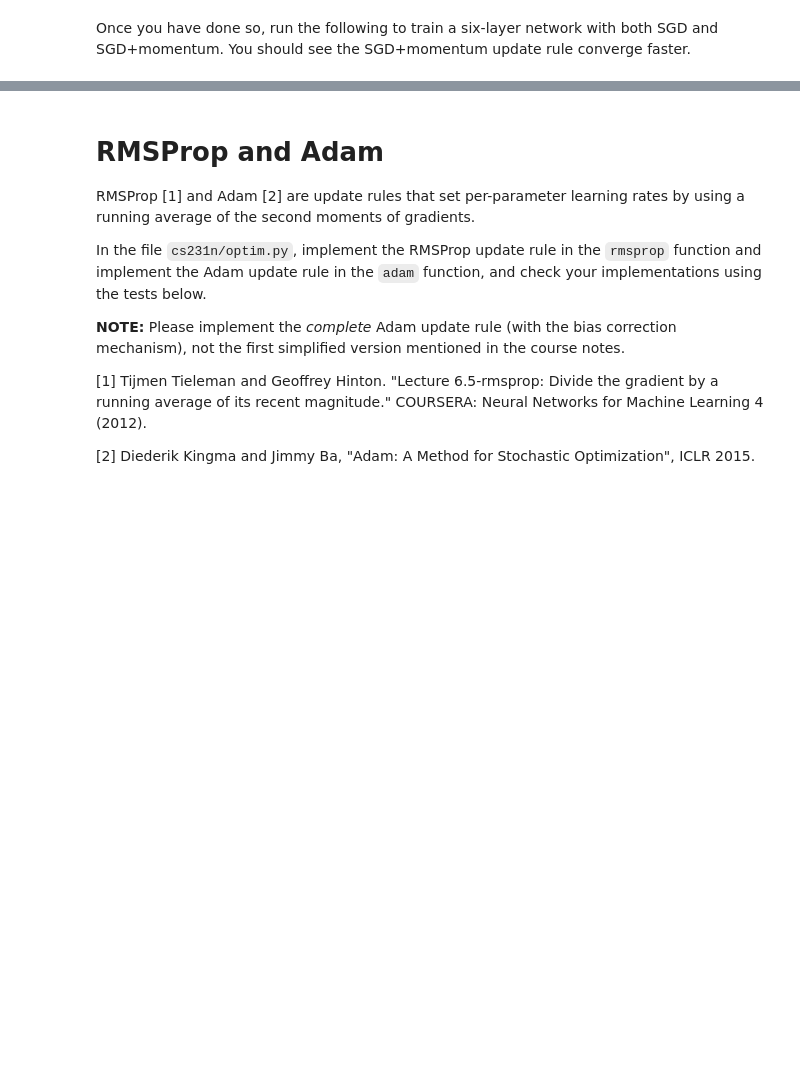
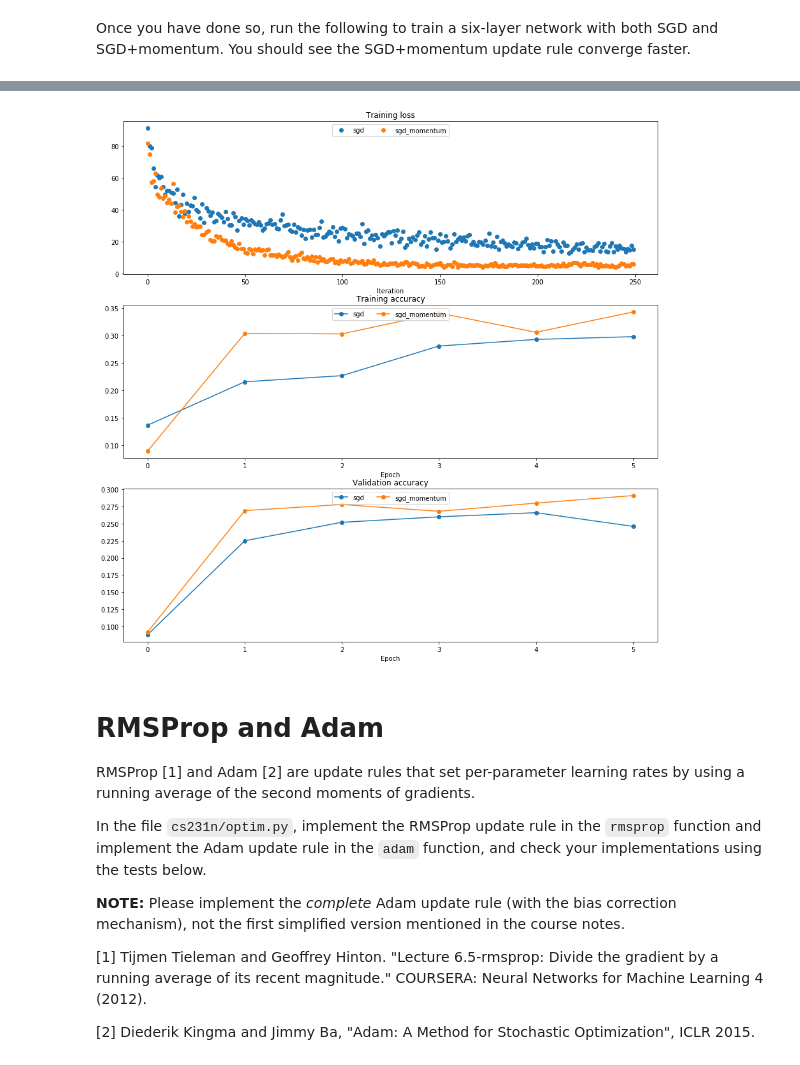
Before and after one commit to andreytlt13/cs231n, a Jupyter notebook: assignment2/mikey/FullyConnectedNets.ipynb, the cells around one changed output, grey strips where cells are left out. Cells and saved outputs as stored; diff of their text form; code cells hidden in the pictures; blank space fills up the shorter version.

```diff
--- a/assignment2/mikey/FullyConnectedNets.ipynb
+++ b/assignment2/mikey/FullyConnectedNets.ipynb
@@ -528,7 +590,7 @@ print('velocity error: ', rel_error(expected_velocity, config['velocity']))
 # %% [markdown]
 Once you have done so, run the following to train a six-layer network with both SGD and SGD+momentum. You should see the SGD+momentum update rule converge faster.
 # %%
-num_train = 4000
+num_train = 5000
 small_data = {
   'X_train': data['X_train'][:num_train],
   'y_train': data['y_train'][:num_train],
@@ -546,7 +608,7 @@ for update_rule in ['sgd', 'sgd_momentum']:
                   num_epochs=5, batch_size=100,
                   update_rule=update_rule,
                   optim_config={
-                    'learning_rate': 1e-2,
+                    'learning_rate': 1e-4,
                   },
                   verbose=True)
   solvers[update_rule] = solver
@@ -580,3 +642,4 @@ for i in [1, 2, 3]:
   plt.legend(loc='upper center', ncol=4)
 plt.gcf().set_size_inches(15, 15)
 plt.show()
+# %% [output]
@@ -583,3 +663,4 @@ plt.show()
+[figure, added]
 # %% [markdown]
 # RMSProp and Adam
 RMSProp [1] and Adam [2] are update rules that set per-parameter learning rates by using a running average of the second moments of gradients.
```
Also changed, not shown: parts of 14 cells of this notebook, 3 other files.
